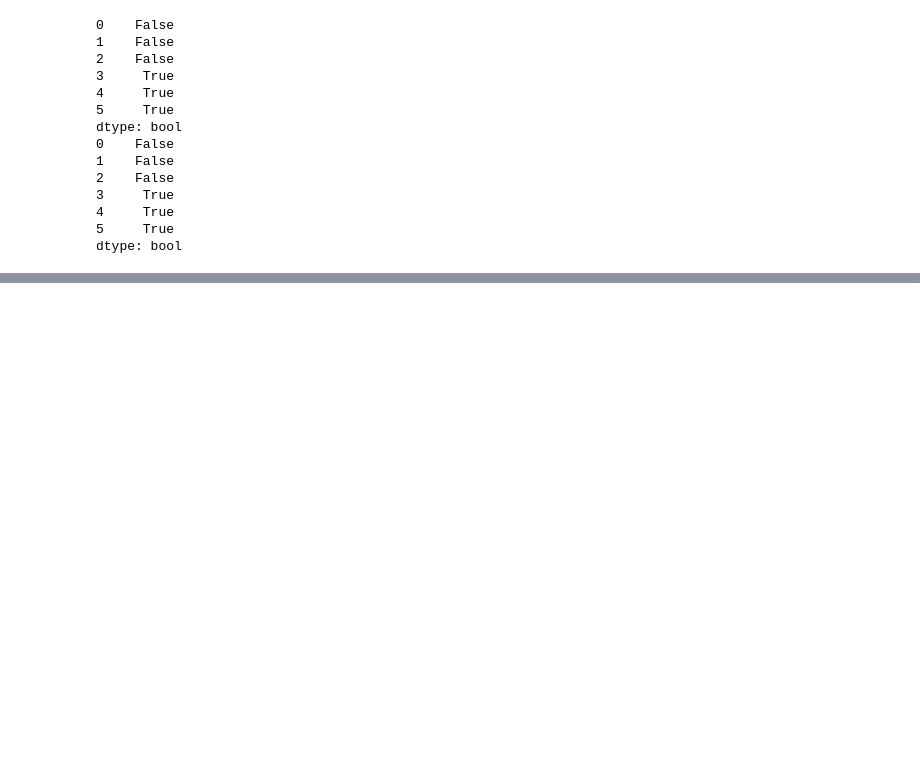
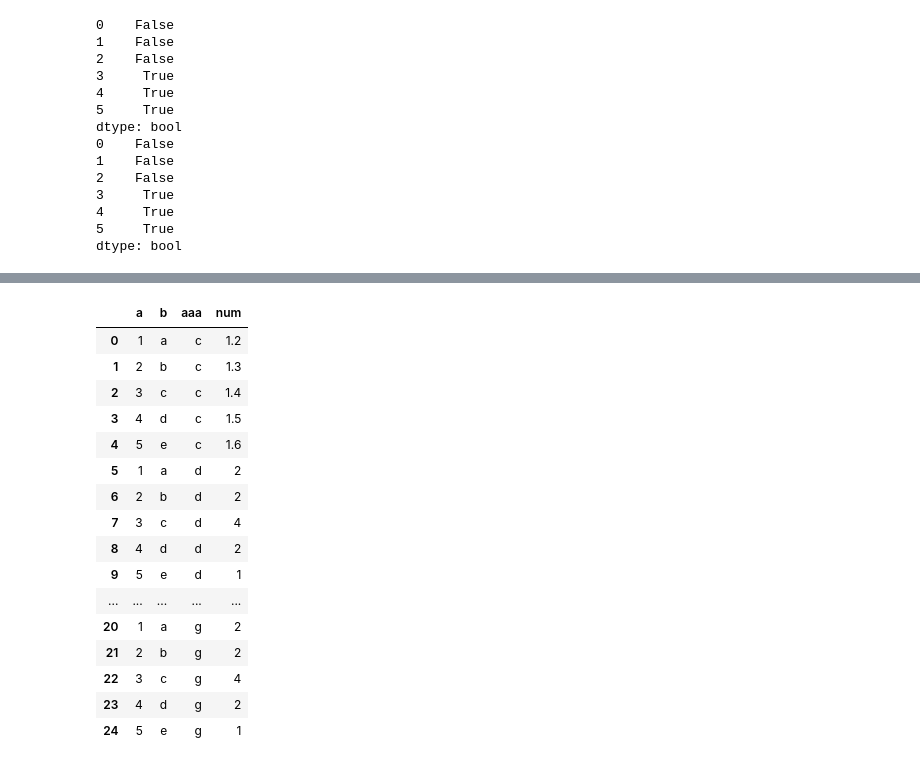
Before and after one commit to RhysZhang1/my_first_repository, a Jupyter notebook: n_p/pandasnote.ipynb, the cells around one changed output, grey strips where cells are left out. Cells and saved outputs as stored; diff of their text form; code cells hidden in the pictures; blank space fills up the shorter version.

```diff
--- a/n_p/pandasnote.ipynb
+++ b/n_p/pandasnote.ipynb
@@ -654,0 +843,11 @@ s
+# %%
+s=pd.DataFrame({
+    'a':[1,2,3,4,5],
+    'b':['a','b','c','d','e'],
+    'c':[1.2,1.3,1.4,1.5,1.6],
+    'd':[2,2,4,2,1],
+    'e':['a','z','z','a','a'],
+    'f':[1,2,3,4,5],
+    'g':[2,2,4,2,1],
+})
+s
@@ -654,0 +861,21 @@ s
+# %%
+s1=pd.melt(s,id_vars=['a','b'],var_name='aaa',value_name='num');s1
+#宽变长：id_vars要固定组合的项，var_name剩下几列的名称的统称，value_name剩下几列的数据的统称
+# %% [output]
+|  | a | b | aaa | num |
+| 0 | 1 | a | c | 1.2 |
+| 1 | 2 | b | c | 1.3 |
+| 2 | 3 | c | c | 1.4 |
+| 3 | 4 | d | c | 1.5 |
+| 4 | 5 | e | c | 1.6 |
+| 5 | 1 | a | d | 2 |
+| 6 | 2 | b | d | 2 |
+| 7 | 3 | c | d | 4 |
+| 8 | 4 | d | d | 2 |
+| 9 | 5 | e | d | 1 |
+| ... | ... | ... | ... | ... |
+| 20 | 1 | a | g | 2 |
+| 21 | 2 | b | g | 2 |
+| 22 | 3 | c | g | 4 |
+| 23 | 4 | d | g | 2 |
+| 24 | 5 | e | g | 1 |
```
Also changed, not shown: parts of 52 cells of this notebook.
